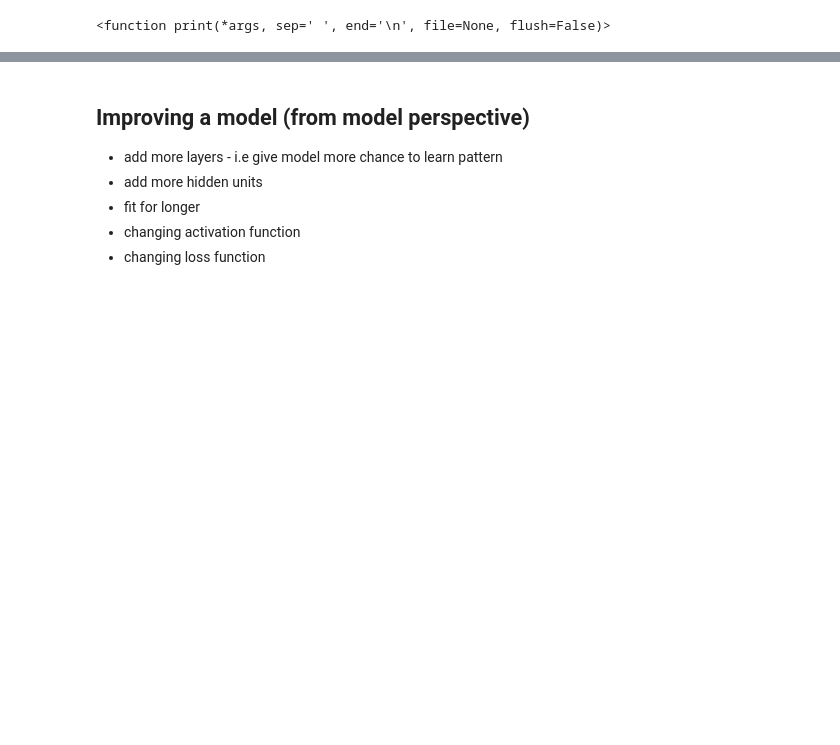
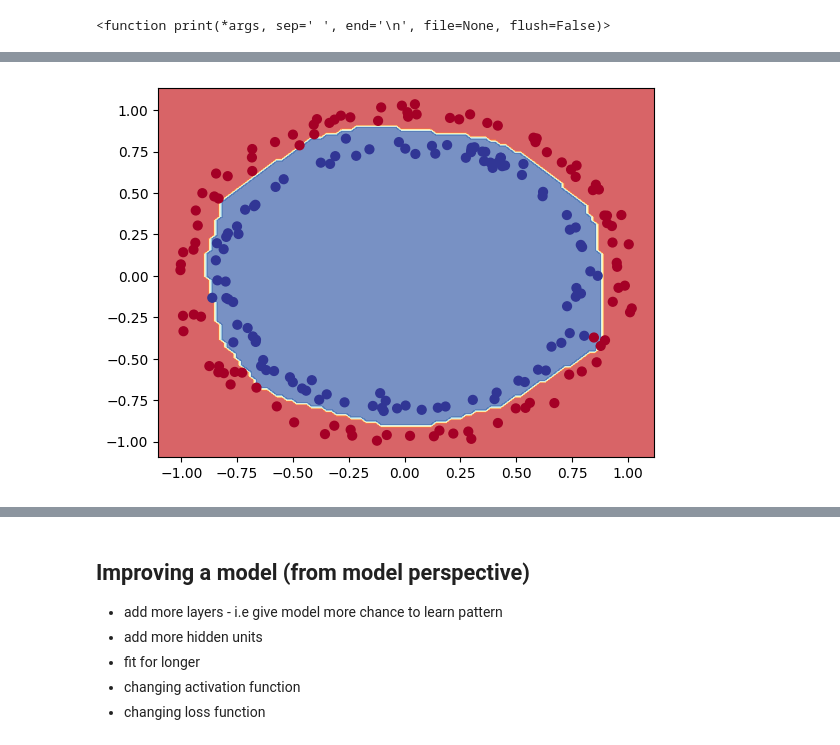
Before and after one commit to A-Rahiym/deep-learning, a Jupyter notebook: circle classifier.ipynb, the cells around one changed output, grey strips where cells are left out. Cells and saved outputs as stored; diff of their text form; code cells hidden in the pictures; blank space fills up the shorter version.

```diff
--- a/circle classifier.ipynb
+++ b/circle classifier.ipynb
@@ -148,3 +154,7 @@ torch.Size([800])
+# %%
+plot_decision_boundary(Model,X_test,y_test)
+# %% [output]
+[figure, added]
 # %%
 correct = torch.eq(y_test,test_pred).sum().item()
 pred_labels
```
Also changed, not shown: parts of 6 cells of this notebook, 10 other files.
